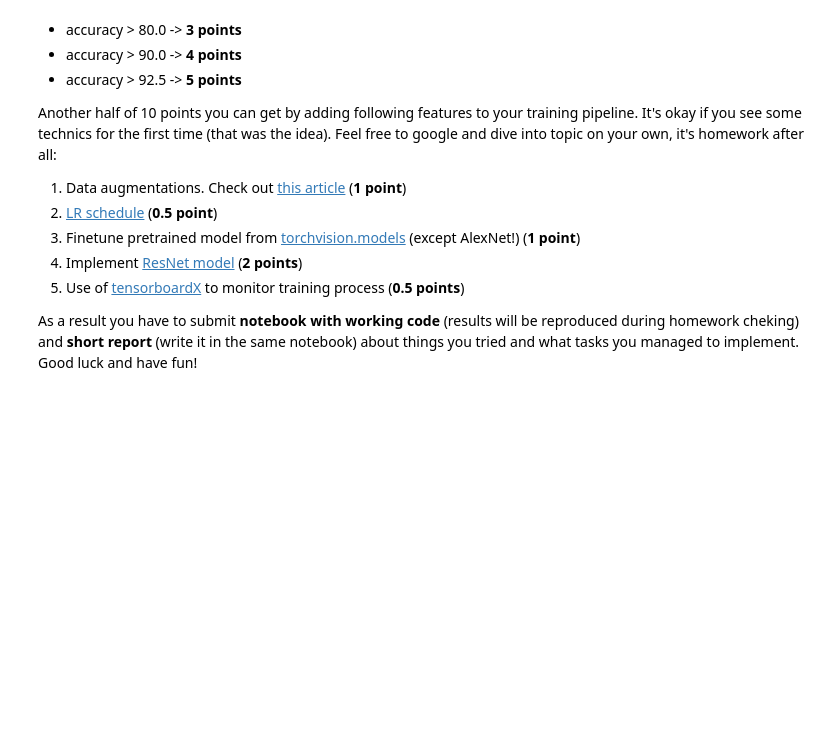
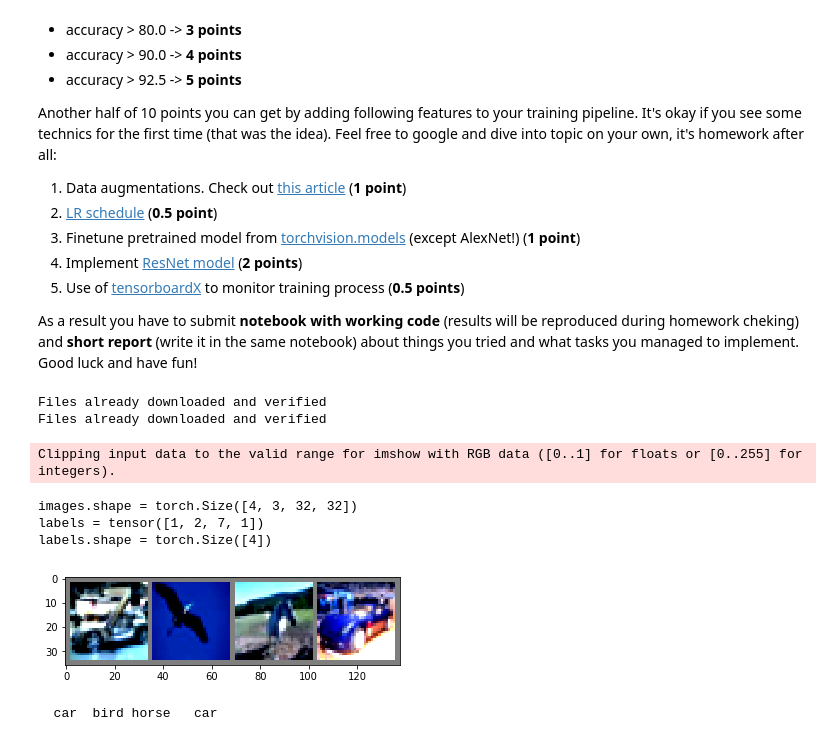
Before and after one commit to abogoyavlensky/learning-deep-learning, a Jupyter notebook: homeworks/01_cnn_classifier/01_cnn_classifier.ipynb, the cells around one changed output. Drawn from its saved outputs; the diff is of its cells as text; code cells hidden in the pictures; blank space fills up the shorter version.

Commit message:
Implement homework 01 with tensorboard and >0% accuracy

```diff
--- a/homeworks/01_cnn_classifier/01_cnn_classifier.ipynb
+++ b/homeworks/01_cnn_classifier/01_cnn_classifier.ipynb
@@ -31,0 +45,49 @@ As a result you have to submit **notebook with working code** (results will be r
+# %%
+train_dataset = torchvision.datasets.CIFAR10(
+    root='./data',
+    train=True,
+    download=True,
+    transform=transform
+)
+train_dataloader = torch.utils.data.DataLoader(train_dataset, batch_size=batch_size, shuffle=True, num_workers=2)
+
+val_dataset = torchvision.datasets.CIFAR10(
+    root='./data',
+    train=False,
+    download=True,
+    transform=transform
+)
+val_dataloader= torch.utils.data.DataLoader(val_dataset, batch_size=batch_size, shuffle=False, num_workers=2)
+# %% [output]
+Files already downloaded and verified
+Files already downloaded and verified
+# %%
+%matplotlib inline
+import matplotlib.pyplot as plt
+import numpy as np
+
+
+def imshow(img):
+    img = img / 2 + 0.5  # unnormalize
+    img = img.cpu().numpy()
+    plt.imshow(np.transpose(img, (1, 2, 0)))
+    plt.show()
+# %%
+# get some random training images
+images, labels = next(iter(train_dataloader))
+
+print("images.shape =", images.shape)
+
+print("labels =", labels)
+print("labels.shape =", labels.shape)
+
+# show images
+imshow(torchvision.utils.make_grid(images))
+print(' '.join('%5s' % classes[labels[j]] for j in range(batch_size)))
+# %% [output]
+Clipping input data to the valid range for imshow with RGB data ([0..1] for floats or [0..255] for integers).
+images.shape = torch.Size([4, 3, 32, 32])
+labels = tensor([1, 2, 7, 1])
+labels.shape = torch.Size([4])
+[figure, added]
+  car  bird horse   car
```
Also changed, not shown: parts of 13 cells of this notebook, 1 other file.
